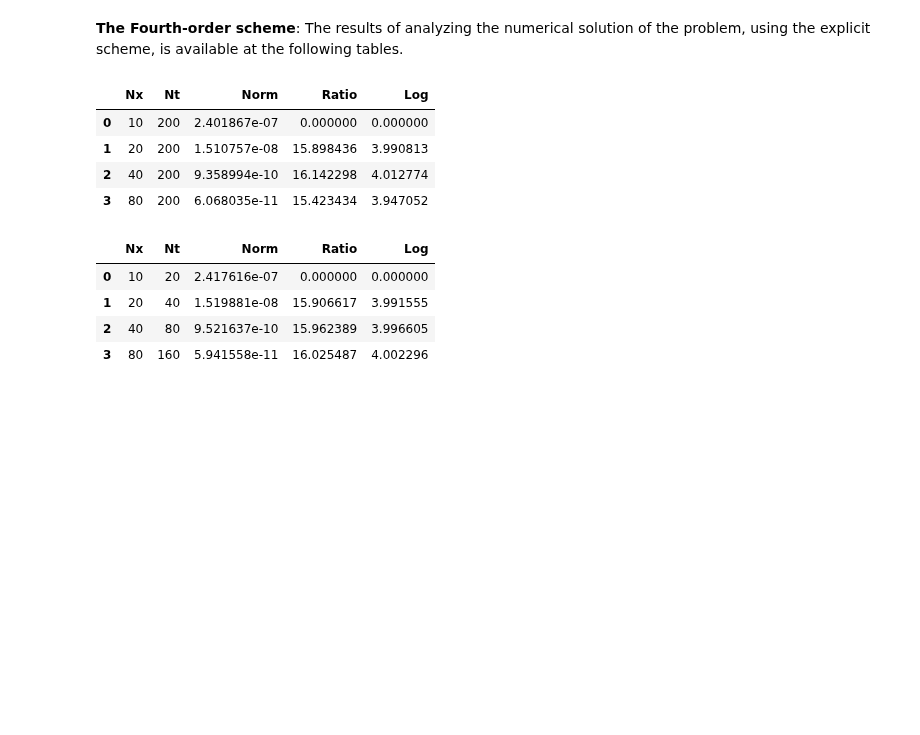
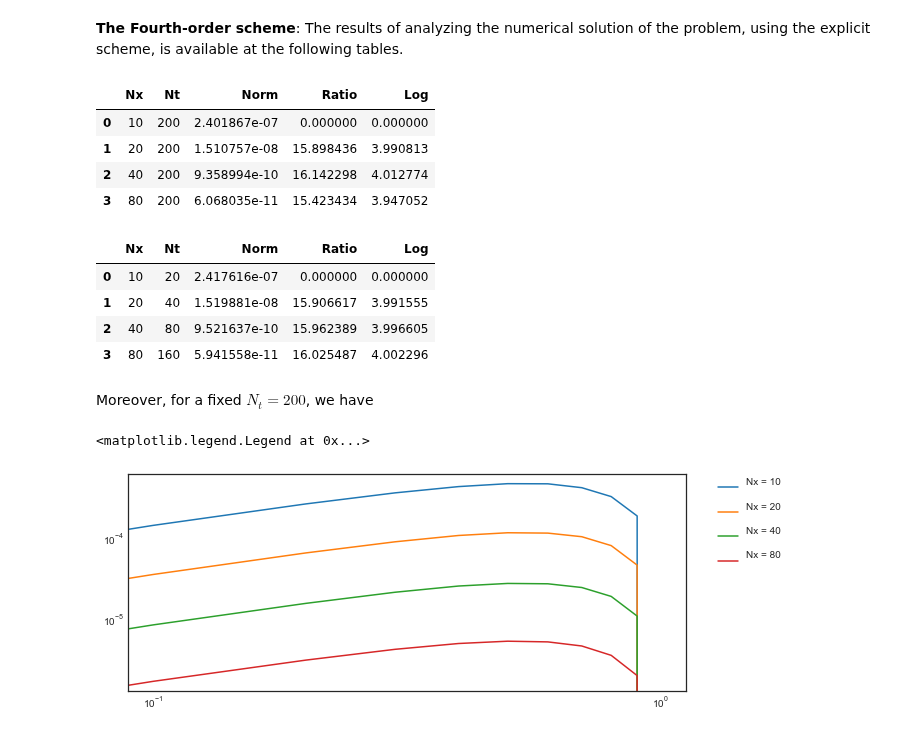
Before and after one commit to HatefDastour/Notes, a Jupyter notebook: Finite_Difference_Method/FDTD_1D.ipynb, the cells around one changed output. Drawn from its saved outputs; the diff is of its cells as text; code cells hidden in the pictures; blank space fills up the shorter version.

```diff
--- a/Finite_Difference_Method/FDTD_1D.ipynb
+++ b/Finite_Difference_Method/FDTD_1D.ipynb
@@ -726,8 +730,9 @@ def Example01_4thSolver1D(Nx,Nt):
         del FF
     # end of the loop
     # Norm
-    Norm=LA.norm(u-Ue(xx,tt[Nt]), np.inf)
-    return Norm
+    Uexact=Ue(xx,tt[Nt])
+    Norm=LA.norm(u-Uexact, np.inf)
+    return Norm, u, Uexact
 # %%
 it=4
 Norm=np.zeros(it, dtype=float)
@@ -739,7 +744,7 @@ Ratio=np.zeros(it, dtype=float)
 LOG=np.zeros(it, dtype=float)
 # iteration
 for n in range(it):
-    Norm[n] =Example01_4thSolver1D(Nx[n],Nt[n])
+    Norm[n],_,_ =Example01_4thSolver1D(Nx[n],Nt[n])
     if (n>0):
         Ratio[n]=Norm[n-1]/Norm[n]
         LOG[n]=math.log(Ratio[n],2)
@@ -763,7 +768,7 @@ Ratio=np.zeros(it, dtype=float)
 LOG=np.zeros(it, dtype=float)
 # iteration
 for n in range(it):
-    Norm[n] =Example01_4thSolver1D(Nx[n],Nt[n])
+    Norm[n],_,_ =Example01_4thSolver1D(Nx[n],Nt[n])
     if (n>0):
         Ratio[n]=Norm[n-1]/Norm[n]
         LOG[n]=math.log(Ratio[n],2)
@@ -776,3 +781,37 @@ data
 | 1 | 20 | 40 | 1.519881e-08 | 15.906617 | 3.991555 |
 | 2 | 40 | 80 | 9.521637e-10 | 15.962389 | 3.996605 |
 | 3 | 80 | 160 | 5.941558e-11 | 16.025487 | 4.002296 |
+# %% [markdown]
+Moreover, for a fixed $N_t=200$, we have
+# %%
+it=4
+Norm=np.zeros(it, dtype=float)
+Nx0=10
+Nt0=200
+Nx=np.asarray([Nx0*2**n for n in range(0,it)])
+Nt=np.asarray([Nt0 for n in range(0,it)])
+#
+Exact=np.zeros((it,Nx0+1), dtype=float)
+Explicit_Scheme=np.zeros((it,Nx0+1), dtype=float)
+Implicit_Scheme=np.zeros((it,Nx0+1), dtype=float)
+Fourth_order_Scheme=np.zeros((it,Nx0+1), dtype=float)
+#
+for n in range(it):
+    _,temp,temp1 =Example01_ExSolver1D(Nx[n],Nt[n])
+    Exact[n,:]=temp1[0:(Nx[n]+1):(2**n)]
+    Explicit_Scheme[n,:]=temp[0:(Nx[n]+1):(2**n)]
+    del temp, temp1
+    _,temp,_ =Example01_ImSolver1D(Nx[n],Nt[n])
+    Implicit_Scheme[n,:]=temp[0:(Nx[n]+1):(2**n)]
+    del temp
+    _,temp,_ =Example01_4thSolver1D(Nx[n],Nt[n])
+    Fourth_order_Scheme[n,:]=temp[0:(Nx[n]+1):(2**n)]
+# %%
+plt.figure(figsize = (10, 4))
+for n in range(it):
+    tag="Nx = %d\n" % (Nx[n])
+    plt.loglog(np.linspace(0, 1, Nx0+1), np.abs(Exact[n,:]-Explicit_Scheme[n,:]),label=tag)
+plt.legend(bbox_to_anchor=(1.05, 1), loc='upper left', borderaxespad=0.)
+# %% [output]
+<matplotlib.legend.Legend at 0x...>
+[figure, added]
```
Also changed, not shown: parts of 14 cells of this notebook.
